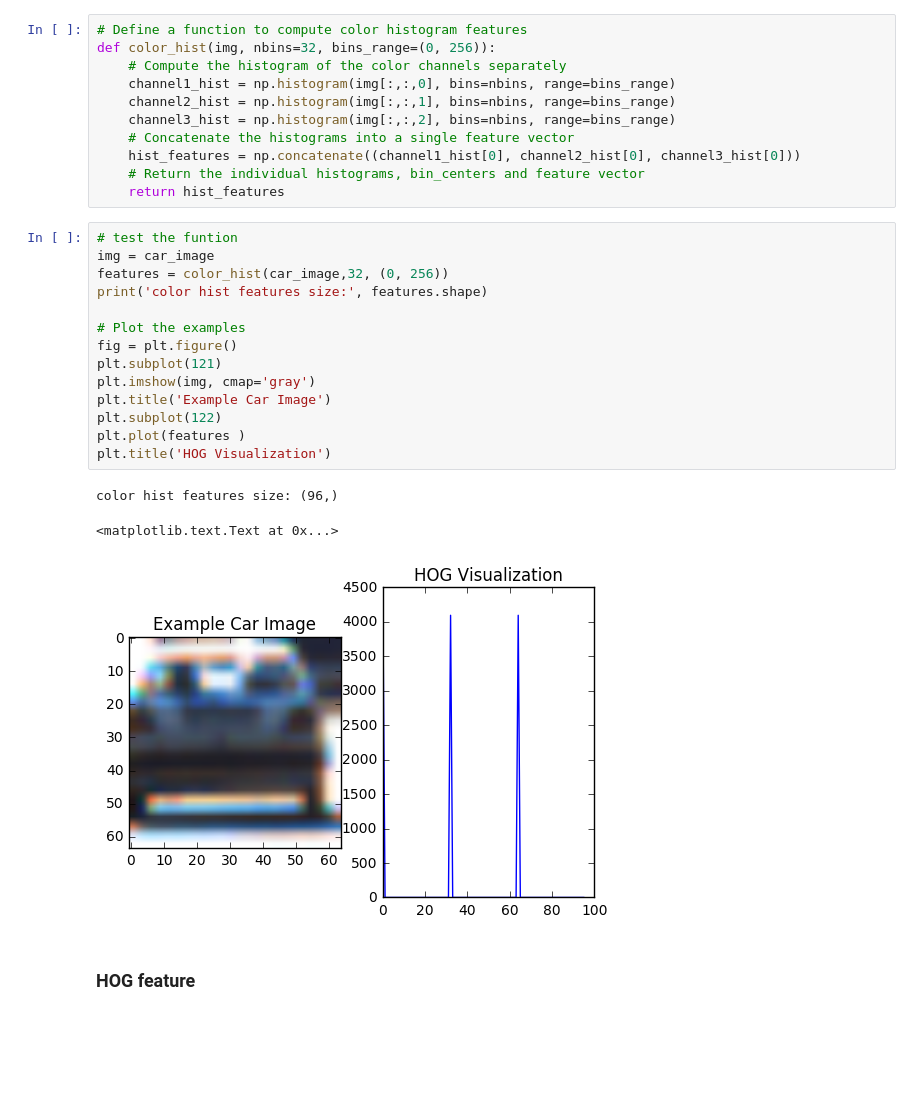
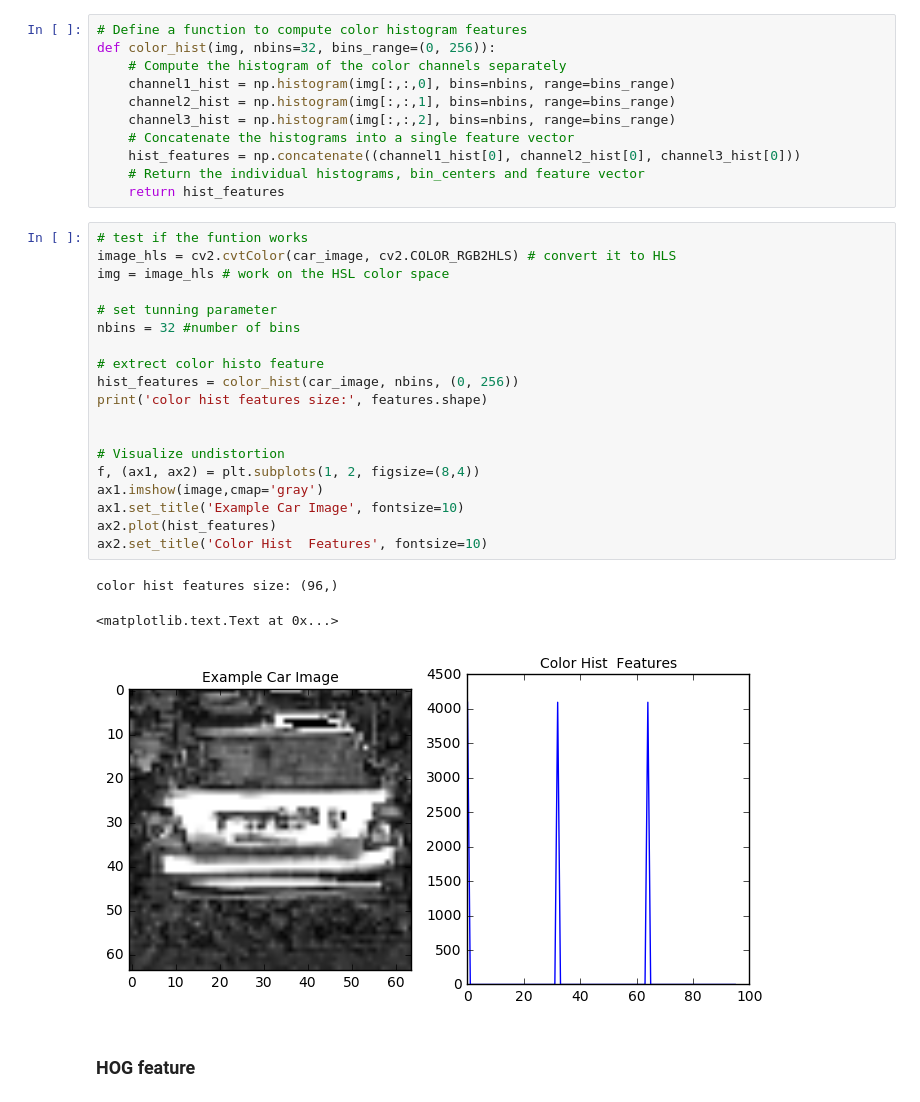
Before and after one commit to huipengzhang/CarND-P15-Vehicle-Detection-and-Tracking, a Jupyter notebook: Object_Detection.ipynb, the cells around one changed output. Cells and saved outputs as stored; diff of their text form; blank space fills up the shorter version.

```diff
--- a/Object_Detection.ipynb
+++ b/Object_Detection.ipynb
@@ -128,24 +135,29 @@ def color_hist(img, nbins=32, bins_range=(0, 256)):
     hist_features = np.concatenate((channel1_hist[0], channel2_hist[0], channel3_hist[0]))
     # Return the individual histograms, bin_centers and feature vector
     return hist_features
-# %%
-# test the funtion
-img = car_image
-features = color_hist(car_image,32, (0, 256))
-print('color hist features size:', features.shape)
-
-# Plot the examples
-fig = plt.figure()
-plt.subplot(121)
-plt.imshow(img, cmap='gray')
-plt.title('Example Car Image')
-plt.subplot(122)
-plt.plot(features )
-plt.title('HOG Visualization')
-# %% [output]
-color hist features size: (96,)
-<matplotlib.text.Text at 0x...>
-[figure, removed]
+# %%
+# test if the funtion works
+image_hls = cv2.cvtColor(car_image, cv2.COLOR_RGB2HLS) # convert it to HLS
+img = image_hls # work on the HSL color space
+
+# set tunning parameter
+nbins = 32 #number of bins
+
+# extrect color histo feature
+hist_features = color_hist(car_image, nbins, (0, 256))
+print('color hist features size:', features.shape)
+
+
+# Visualize undistortion
+f, (ax1, ax2) = plt.subplots(1, 2, figsize=(8,4))
+ax1.imshow(image,cmap='gray')
+ax1.set_title('Example Car Image', fontsize=10)
+ax2.plot(hist_features)
+ax2.set_title('Color Hist  Features', fontsize=10)
+# %% [output]
+color hist features size: (96,)
+<matplotlib.text.Text at 0x...>
+[figure, added]
 # %% [markdown]
 ### HOG feature
 # %%
```
Also changed, not shown: parts of 27 cells of this notebook.
